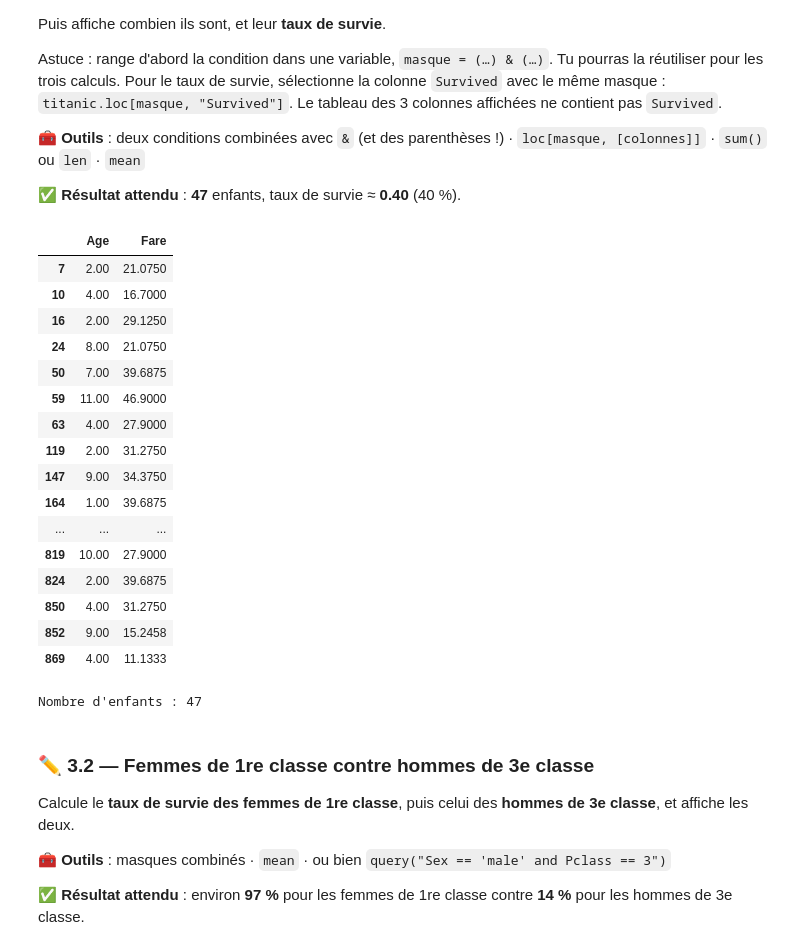
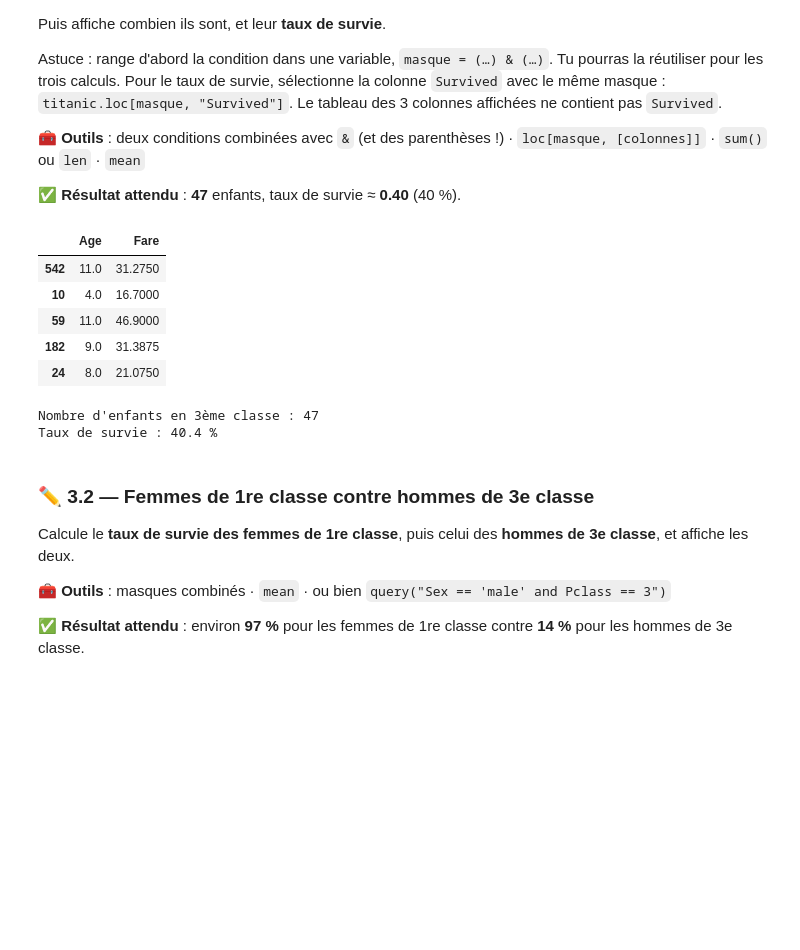
Before and after one commit to Franck-LF/05_Titanic, a Jupyter notebook: 2_adapter_pandas_titanic.ipynb, the cells around one changed output. Cells and saved outputs as stored; diff of their text form; code cells hidden in the pictures; blank space fills up the shorter version.

```diff
--- a/2_adapter_pandas_titanic.ipynb
+++ b/2_adapter_pandas_titanic.ipynb
@@ -380,28 +380,20 @@ Astuce : range d'abord la condition dans une variable, `masque = (…) & (…)`.
 ✅ **Résultat attendu** : **47** enfants, taux de survie ≈ **0.40** (40 %).
 # %%
 # Écris ton code ici
-enfants = titanic[(titanic['Age'] < 12) & (titanic["Pclass"] == 3)][["Age", "Fare"]]
-display(enfants)
-print(f"Nombre d'enfants : {enfants.shape[0]}")
+masque = (titanic['Age'] < 12) & (titanic["Pclass"] == 3)
+enfants = titanic[masque][["Age", "Fare"]]
+display(enfants.sample(5))
+print(f"Nombre d'enfants en 3ème classe : {enfants.shape[0]}")
+print(f"Taux de survie : {100 * titanic.loc[masque, "Survived"].sum().item() / enfants.shape[0]:.1f} % ")
 # %% [output]
 |  | Age | Fare |
-| 7 | 2.00 | 21.0750 |
-| 10 | 4.00 | 16.7000 |
-| 16 | 2.00 | 29.1250 |
-| 24 | 8.00 | 21.0750 |
-| 50 | 7.00 | 39.6875 |
-| 59 | 11.00 | 46.9000 |
-| 63 | 4.00 | 27.9000 |
-| 119 | 2.00 | 31.2750 |
-| 147 | 9.00 | 34.3750 |
-| 164 | 1.00 | 39.6875 |
-| ... | ... | ... |
-| 819 | 10.00 | 27.9000 |
-| 824 | 2.00 | 39.6875 |
-| 850 | 4.00 | 31.2750 |
-| 852 | 9.00 | 15.2458 |
-| 869 | 4.00 | 11.1333 |
+| 542 | 11.0 | 31.2750 |
+| 10 | 4.0 | 16.7000 |
+| 59 | 11.0 | 46.9000 |
+| 182 | 9.0 | 31.3875 |
+| 24 | 8.0 | 21.0750 |
-Nombre d'enfants : 47
+Nombre d'enfants en 3ème classe : 47
+Taux de survie : 40.4 %
 # %% [markdown]
 ### ✏️ 3.2 — Femmes de 1re classe contre hommes de 3e classe
 
```
Also changed, not shown: parts of 46 cells of this notebook, 1 other file.
